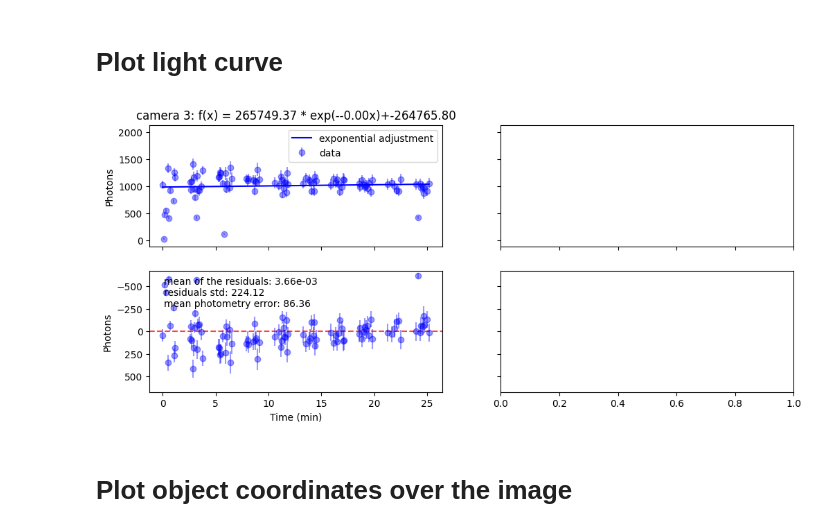
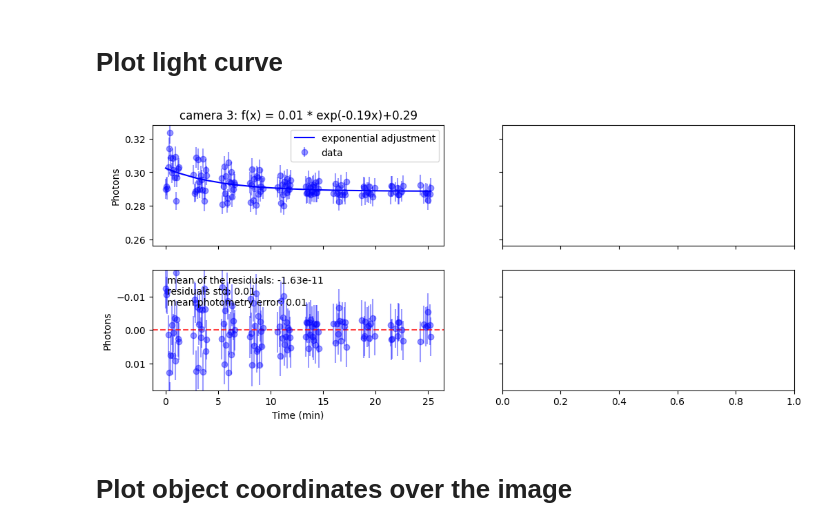
Before and after one commit to DBernardes/Tools-for-the-MOPTOP-pipeline-products, a Jupyter notebook: photometry_extraction.ipynb, the cells around one changed output. Cells and saved outputs as stored; diff of their text form; code cells hidden in the pictures.

```diff
--- a/photometry_extraction.ipynb
+++ b/photometry_extraction.ipynb
@@ -69,13 +82,13 @@ for obj_name in objects["name"]:
         "star_error": [],
     }
 
-
+objects = objects[objects.name != "circular"]
 image_list = sort_files(src_path, f"{camera}_e")
 for file in image_list:
     try:
         file_path = os.path.join(src_path, file)
 
-        phot = Photometry(file_path, objects)
+        phot = Photometry(file_path, objects, max_size)
         phot.reset_object_coords()
         phot.calc_psf_radius()
         phot.calc_sky_photons()
@@ -134,29 +147,35 @@ def monoExp(x, a, b, c):
 
 
 def read_csv_files(comparison_magnitude):
-    cand, comp_1 = [], []
-    for _set in ["first"]:
-        csv_path = os.path.join(src_path, "..", "photometry")
-        csv_file = os.path.join(csv_path, f"comparison_cam{camera}.csv")
-        comp_1.append(pd.read_csv(csv_file))
-        csv_file = os.path.join(csv_path, f"candidate_cam{camera}.csv")
-        cand.append(pd.read_csv(csv_file))
-    n = 300
-    df = pd.concat(cand, axis=0, ignore_index=True)
-    cand = df["star_photons"][:n]
-    cand_err = df["star_error"][:n]
-    df = pd.concat(comp_1, axis=0, ignore_index=True)
-    comp = df["star_photons"][:n]
-    comp_err = df["star_error"][:n]
+    csv_path = os.path.join(src_path, "..", "photometry")
+    csv_file = os.path.join(csv_path, f"comparison1_cam{camera}.csv")
+    df = pd.read_csv(csv_file)
+    comp_1 = df["star_photons"]
+    comp_1_err = df["star_error"]
+    csv_file = os.path.join(csv_path, f"comparison2_cam{camera}.csv")
+    df = pd.read_csv(csv_file)
+    comp_2 = df["star_photons"]
+    comp_2_err = df["star_error"]
 
-    star_mag, star_mag_err = calc_obj_magnitude(
-        cand, cand_err, comp, comp_err, comparison_magnitude
-    )
+    csv_file = os.path.join(csv_path, f"candidate6_cam{camera}.csv")
+    df = pd.read_csv(csv_file)
+    cand = df["star_photons"]
+    cand_err = df["star_error"]
 
-    mjd = df["mjd"][:n]
+    comp = comp_2
+    comp_err = np.sqrt(comp_1_err**2 + comp_2_err**2)
+
+    cand /= comp
+    cand_err /= comp
+
+    # star_mag, star_mag_err = calc_obj_magnitude(
+    #     cand, cand_err, comp, comp_err, comparison_magnitude
+    # )
+
+    mjd = df["mjd"]
     mjd = (mjd - mjd[0]) * 24 * 60
 
-    return mjd, cand / comp, cand_err
+    return mjd, cand, cand_err
 
 
 def calc_obj_magnitude(star_photons, star_err, comp_photons, comp_err, mag_comparison):
@@ -244,35 +263,35 @@ def plot_circular_data(mjd_start: float, ax):
 
         ax.errorbar(
             mjd[:n],
             mag[:n],
             err[:n],
             marker="o",
             color=["r", "g"][idx],
             label="Circular " + circular,
             alpha=0.5,
             ls="none",
         )
 
 
 comparison_magnitude = 14.406
 
 fig, axs = plt.subplots(2, 2, figsize=(12, 5), sharex="col", sharey="row")
 for camera in [3]:
     mjd, star, star_err = read_csv_files(comparison_magnitude)
 
     exp_adjust, *adjus_param = calc_exponential_adjust(mjd, star)
 
     ax = axs[0, camera - 3]
     plot_light_curve(ax, mjd, star, star_err, exp_adjust, adjus_param, 5)
 
     ax = axs[1, camera - 3]
     plot_residuals(ax, star, star_err, exp_adjust, 3)
 
 
-plt.savefig(os.path.join(src_path, "..", "light_curve.png"))
+plt.savefig(os.path.join(src_path, "..", "plots", "light_curve.png"))
 plt.show()
 # %% [output]
-[figure, old version]
+[figure, new version]
 # %% [markdown]
 # Plot object coordinates over the image
 # %%
```
Also changed, not shown: parts of 2 cells of this notebook, 6 other files.
